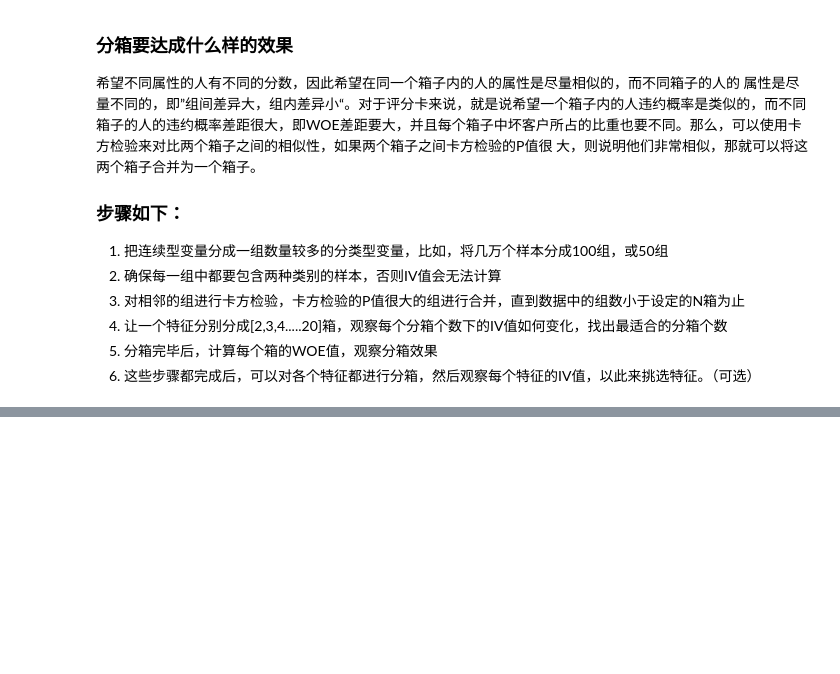
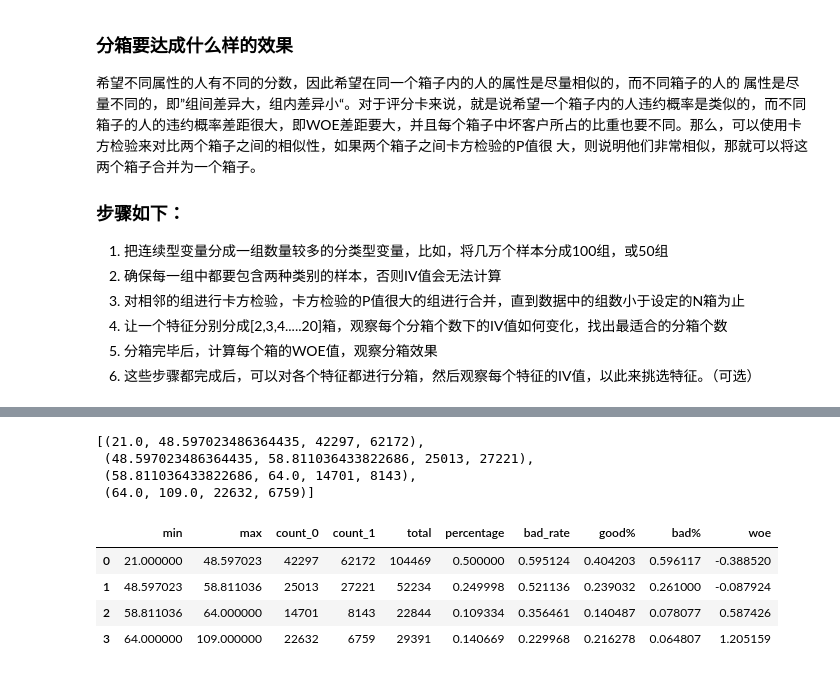
Before and after one commit to cqu903/data_analyze, a Jupyter notebook: 建模/评分卡.ipynb, the cells around one changed output, grey strips where cells are left out. Cells and saved outputs as stored; diff of their text form; code cells hidden in the pictures; blank space fills up the shorter version.

```diff
--- a/建模/评分卡.ipynb
+++ b/建模/评分卡.ipynb
@@ -388,0 +474,33 @@ num_bins
+# %%
+def get_bin(num_bins_,n):
+    while len(num_bins_) > n:
+        pvs = []
+        for i in range(len(num_bins_)-1):
+            x1 = num_bins_[i][2:]
+            x2 = num_bins_[i+1][2:]
+            pv = scipy.stats.chi2_contingency([x1,x2])[1]
+            # chi2 = scipy.stats.chi2_contingency([x1,x2])[0]
+            pvs.append(pv)
+        i = pvs.index(max(pvs))
+        num_bins_[i:i+2] = [(
+                num_bins_[i][0],
+                num_bins_[i+1][1],
+                num_bins_[i][2]+num_bins_[i+1][2],
+                num_bins_[i][3]+num_bins_[i+1][3])]
+    return num_bins_
+afterbins = get_bin(num_bins,4)
+afterbins
+# %% [output]
+[(21.0, 48.597023486364435, 42297, 62172),
+ (48.597023486364435, 58.811036433822686, 25013, 27221),
+ (58.811036433822686, 64.0, 14701, 8143),
+ (64.0, 109.0, 22632, 6759)]
+# %%
+bins_df = get_woe(num_bins)
+bins_df
+# %% [output]
+|  | min | max | count_0 | count_1 | total | percentage | bad_rate | good% | bad% | woe |
+| 0 | 21.000000 | 48.597023 | 42297 | 62172 | 104469 | 0.500000 | 0.595124 | 0.404203 | 0.596117 | -0.388520 |
+| 1 | 48.597023 | 58.811036 | 25013 | 27221 | 52234 | 0.249998 | 0.521136 | 0.239032 | 0.261000 | -0.087924 |
+| 2 | 58.811036 | 64.000000 | 14701 | 8143 | 22844 | 0.109334 | 0.356461 | 0.140487 | 0.078077 | 0.587426 |
+| 3 | 64.000000 | 109.000000 | 22632 | 6759 | 29391 | 0.140669 | 0.229968 | 0.216278 | 0.064807 | 1.205159 |
```
Also changed, not shown: parts of 9 cells of this notebook, 2 other files.
